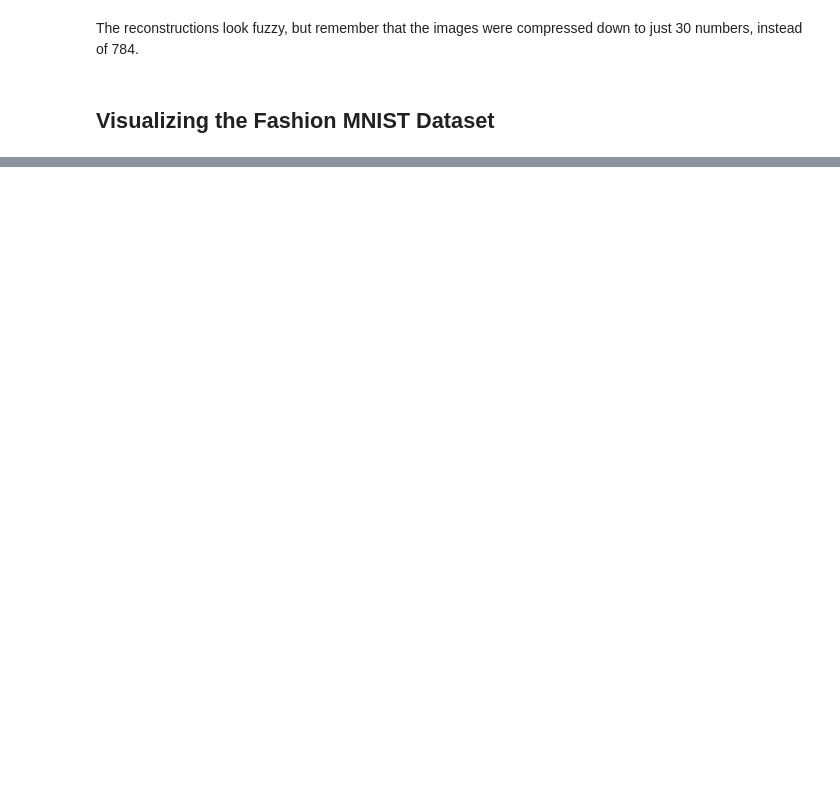
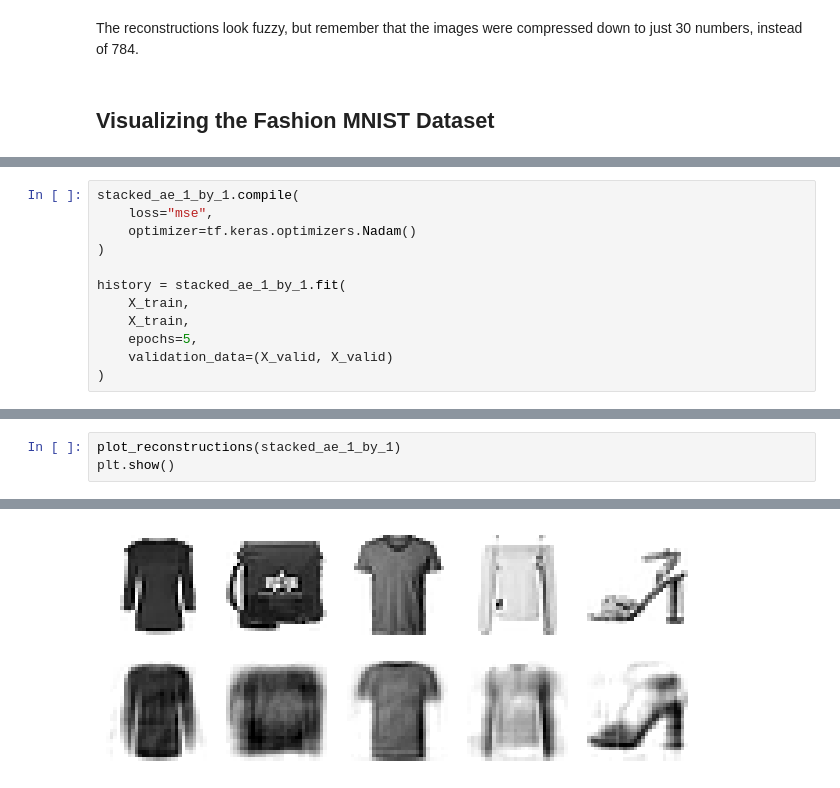
Before and after one commit to 456zamir8/AI, a Jupyter notebook: GANs.ipynb, the cells around one changed output, grey strips where cells are left out. Cells and saved outputs as stored; diff of their text form; blank space fills up the shorter version.

```diff
--- a/GANs.ipynb
+++ b/GANs.ipynb
@@ -186,0 +332,12 @@ plt.show()
+# %%
+stacked_ae_1_by_1.compile(
+    loss="mse",
+    optimizer=tf.keras.optimizers.Nadam()
+)
+
+history = stacked_ae_1_by_1.fit(
+    X_train,
+    X_train,
+    epochs=5,
+    validation_data=(X_valid, X_valid)
+)
@@ -186,0 +355,4 @@ plt.show()
+# %%
+plot_reconstructions(stacked_ae_1_by_1)
+plt.show()
+# %% [output]
@@ -186,0 +361 @@ plt.show()
+[figure, added]
```
Also changed, not shown: parts of 20 cells of this notebook.
